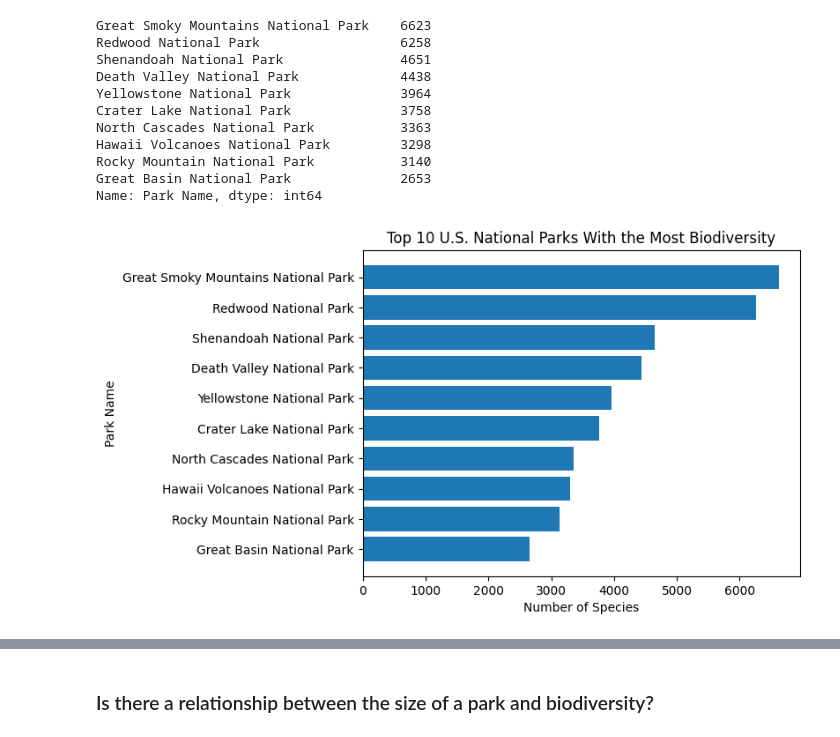
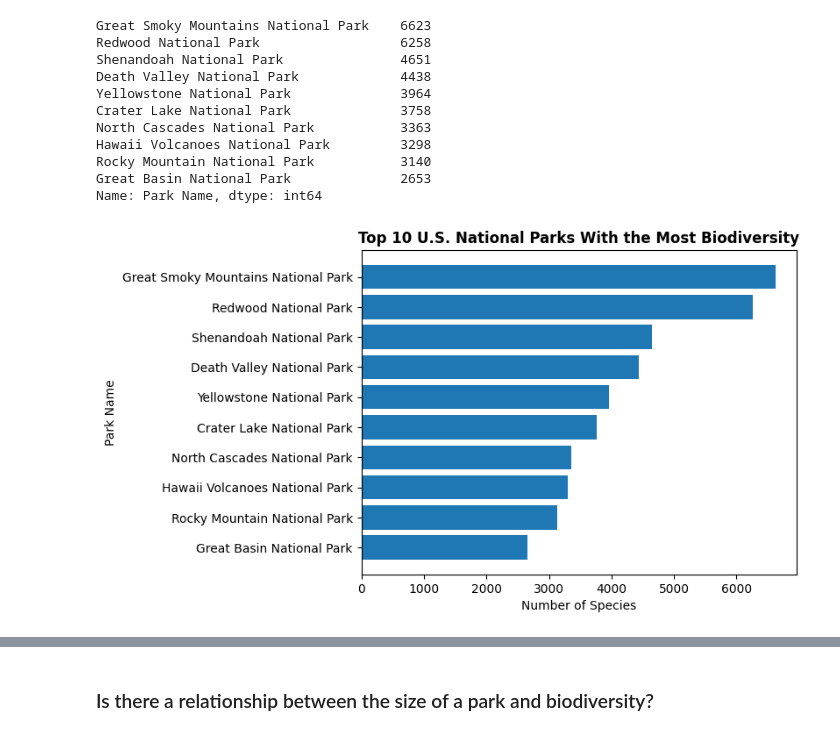
Before and after one commit to slee502/Biodiversity_in_Parks, a Jupyter notebook: Biodiversity_Project.ipynb, the cells around one changed output, grey strips where cells are left out. Cells and saved outputs as stored; diff of their text form; code cells hidden in the pictures.

```diff
--- a/Biodiversity_Project.ipynb
+++ b/Biodiversity_Project.ipynb
@@ -168,8 +172,8 @@ Abundance               42877
 Conservation Status    114449
 dtype: int64
 # %%
-# replace missing values in the data frame with "Missing"
-df = df.fillna("Missing")
+# replace missing values in the dataframe with "Missing"
+df = df.fillna("Not listed")
 # %% [markdown]
 ## 5. Analyze data
 # %% [markdown]
@@ -195,17 +199,17 @@ Name: Park Name, dtype: int64
 # %%
 # plot the top 10 parks with the most species/biodiversity
 
 top_10_parks = count_species.head(10)
 
 x = top_10_parks.index
 y = top_10_parks.values
 
 plt.barh(x, y)
 plt.gca().invert_yaxis()
 plt.xlabel('Number of Species')
 plt.ylabel('Park Name')
-plt.title('Top 10 U.S. National Parks With the Most Biodiversity')
+plt.title('Top 10 U.S. National Parks With the Most Biodiversity', fontweight='bold')
 
 plt.show()
 # %% [output]
-[figure, old version]
+[figure, new version]
```
Also changed, not shown: parts of 28 cells of this notebook.
